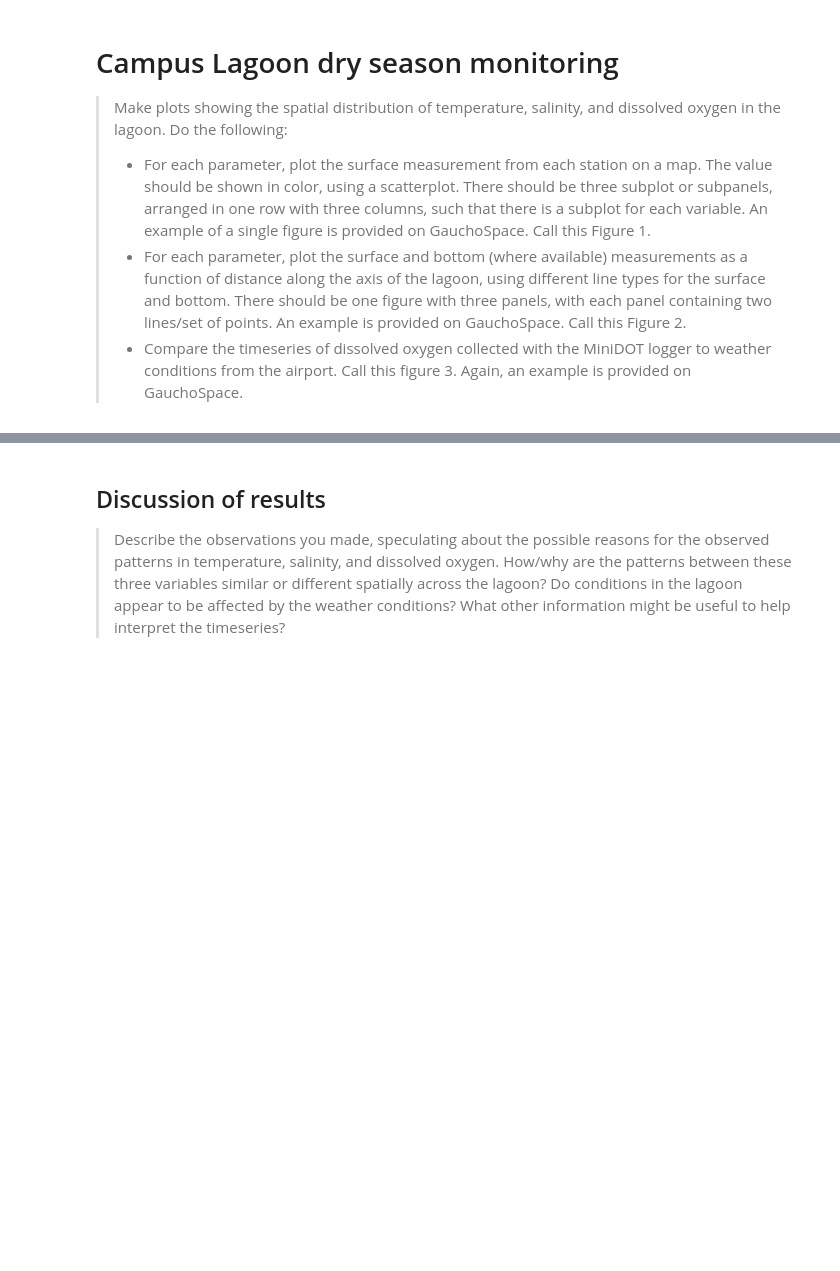
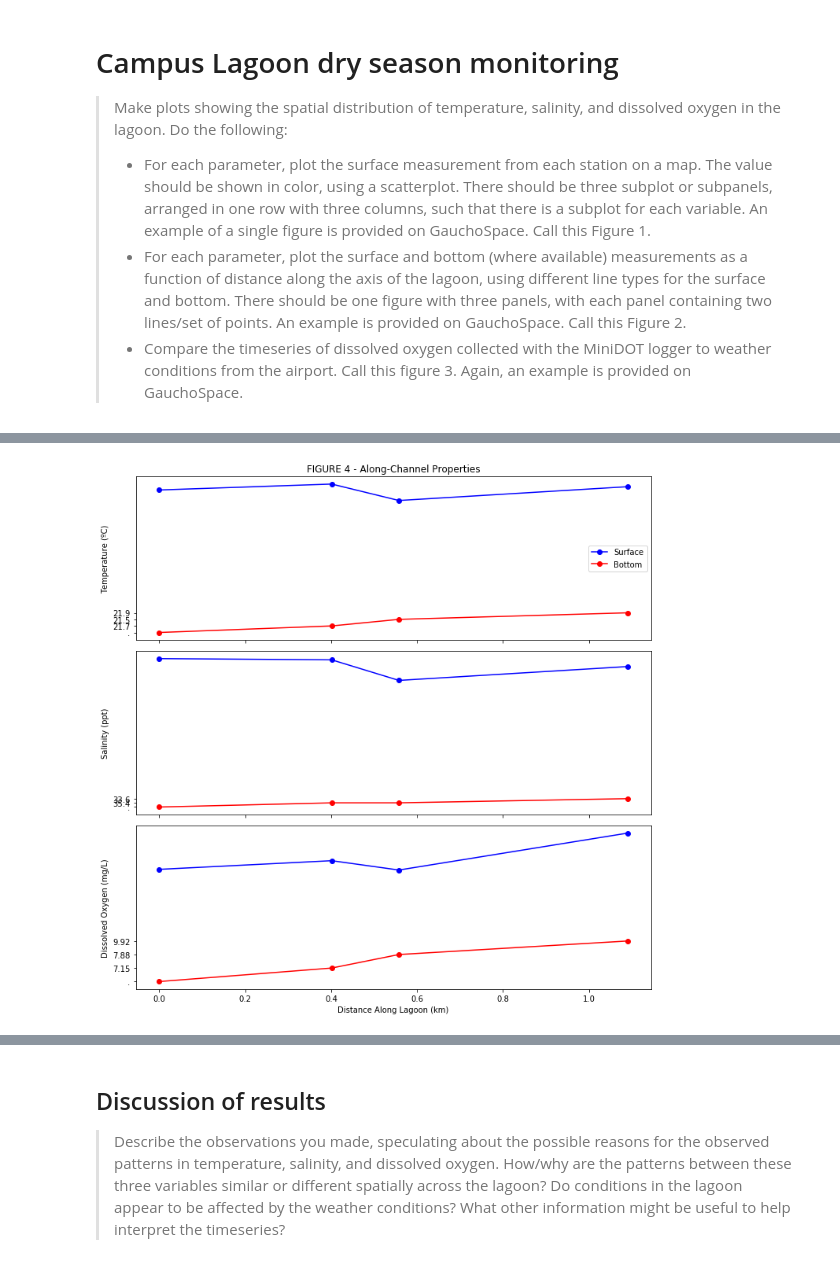
Before and after one commit to Hindstein/Coast132, a Jupyter notebook: Coast132/Labs/Hinds_nb2_nutrients.ipynb, the cells around one changed output, grey strips where cells are left out. Saved outputs shown, nothing was run; the diff lists cells and outputs as text; code cells hidden in the pictures; blank space fills up the shorter version.

```diff
--- a/Coast132/Labs/Hinds_nb2_nutrients.ipynb
+++ b/Coast132/Labs/Hinds_nb2_nutrients.ipynb
@@ -298,49 +343,51 @@ fig.tight_layout() # Spacing for figures attempt
 
 # Set up a figure with a set of axes "ax"
 # Create figure and specify subplot orientation (3 rows, 1 column), shared x-axis, and figure size
-fig, (ax1, ax2, ax3) = plt.subplots(3, 1, sharex=True, figsize=(8,10))
+fig, (ax1, ax2, ax3) = plt.subplots(3, 1, sharex=True, figsize=(10,10))
 ###################################################################
 # TEMPERATURE Data
 ax1.plot(lagoon_df.total_distance,
         lagoon_df.surf_temp,
         'b-o',
         label="Surface")
-# Plot the bottom data into the first subplot. Use a different color
+
 ax1.plot(lagoon_df.total_distance,
         lagoon_df.bot_temp,
         'r-o',
         label="Bottom")
 # Add some labels and a legend
 # Note that we only want to set the xlabel on the last plot in the set of subpanels
 # We can also get away with using a single legend, because all of the plots have the
 # show similar information
-ax1.set_ylabel("Temperature (ºC)");   # Set the y axis label
+ax1.set_ylabel("Temperature (ºC)")# Set the y axis label
 ax1.legend()
 ax1.set_title("FIGURE 4 - Along-Channel Properties")
 ################################################################
 # Salinity Data
 ax2.plot(lagoon_df.total_distance,
         lagoon_df.surf_sal,
         'b-o',
         label="Surface")
 ax2.plot(lagoon_df.total_distance,
         lagoon_df.bot_sal,
         'r-o',
         label="Bottom")
-ax2.set_ylabel("Salinity");
+ax2.set_ylabel("Salinity (ppt)")
 ###################################################################
 # Dissolved O2
 ax3.plot(lagoon_df.total_distance,
         lagoon_df.surf_DO,
         'b-o',
         label="Surface")
 ax3.plot(lagoon_df.total_distance,
         lagoon_df.bot_DO,
         'r-o',
         label="Bottom")
-ax3.set_ylabel("Dissolved Oxygen (mg/L)");   # Set the y axis label
-ax3.set_xlabel("Distance Along Lagoon (km)"); #Set x-axis label
+ax3.set_ylabel("Dissolved Oxygen (mg/L)")   # Set the y axis label
+ax3.set_xlabel("Distance Along Lagoon (km)") #Set x-axis label
 fig.tight_layout()
+# %% [output]
+[figure, added]
 # %%
 # Figure 3.
 # Make a timeseries plot that includes two subplots, arranged on on top of the other.
```
Also changed, not shown: parts of 7 cells of this notebook, 1 other file.
